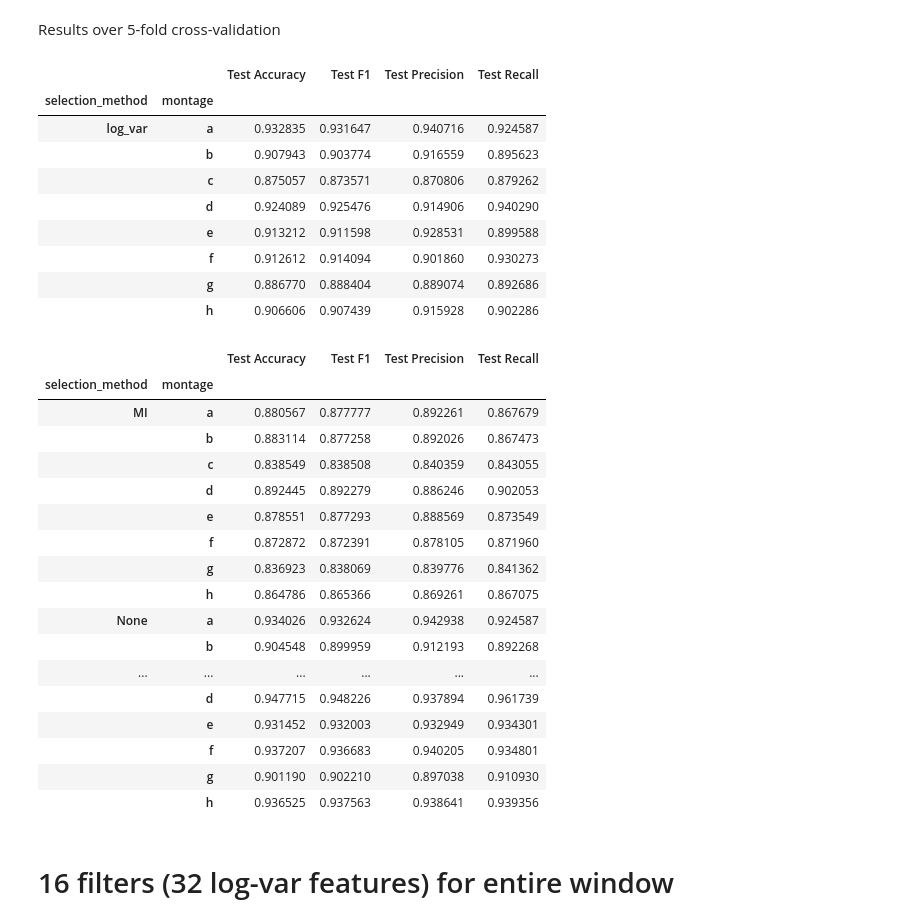
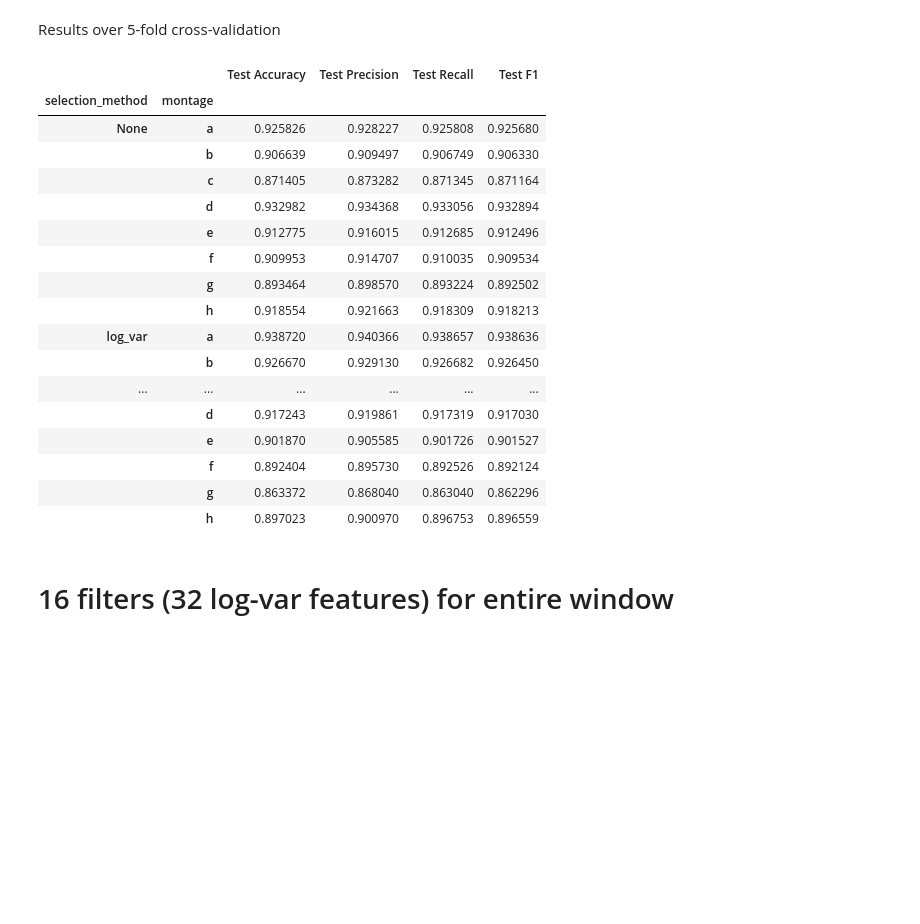
Before and after one commit to nicchiou/mindportal, a Jupyter notebook: experiments/motor_LR/csp_baseline/BaseExperimentSummary.ipynb, the cells around one changed output. Saved outputs shown, nothing was run; the diff lists cells and outputs as text; code cells hidden in the pictures; blank space fills up the shorter version.

```diff
--- a/experiments/motor_LR/csp_baseline/BaseExperimentSummary.ipynb
+++ b/experiments/motor_LR/csp_baseline/BaseExperimentSummary.ipynb
@@ -70,41 +94,26 @@ Results over 5-fold cross-validation
 # %%
 pd.options.display.max_rows = 64
 
-df[(df['log_var_feats']) & (df['n_filters'] == 16) & (df['RT'])].groupby(['selection_method', 'montage']).mean()[test_cols]
+df[(df['n_filters'] == 16) & (df['window'] == 'post_rt')].groupby(['selection_method', 'montage']).mean()[test_cols]
 # %% [output]
-|  |  | Test Accuracy | Test F1 | Test Precision | Test Recall |
+|  |  | Test Accuracy | Test Precision | Test Recall | Test F1 |
 | selection_method | montage |  |  |  |  |
-| log_var | a | 0.932835 | 0.931647 | 0.940716 | 0.924587 |
-|  | b | 0.907943 | 0.903774 | 0.916559 | 0.895623 |
-|  | c | 0.875057 | 0.873571 | 0.870806 | 0.879262 |
-|  | d | 0.924089 | 0.925476 | 0.914906 | 0.940290 |
-|  | e | 0.913212 | 0.911598 | 0.928531 | 0.899588 |
-|  | f | 0.912612 | 0.914094 | 0.901860 | 0.930273 |
-|  | g | 0.886770 | 0.888404 | 0.889074 | 0.892686 |
-|  | h | 0.906606 | 0.907439 | 0.915928 | 0.902286 |
+| None | a | 0.925826 | 0.928227 | 0.925808 | 0.925680 |
+|  | b | 0.906639 | 0.909497 | 0.906749 | 0.906330 |
+|  | c | 0.871405 | 0.873282 | 0.871345 | 0.871164 |
+|  | d | 0.932982 | 0.934368 | 0.933056 | 0.932894 |
+|  | e | 0.912775 | 0.916015 | 0.912685 | 0.912496 |
+|  | f | 0.909953 | 0.914707 | 0.910035 | 0.909534 |
+|  | g | 0.893464 | 0.898570 | 0.893224 | 0.892502 |
+|  | h | 0.918554 | 0.921663 | 0.918309 | 0.918213 |
+| log_var | a | 0.938720 | 0.940366 | 0.938657 | 0.938636 |
+|  | b | 0.926670 | 0.929130 | 0.926682 | 0.926450 |
+| ... | ... | ... | ... | ... | ... |
+|  | d | 0.917243 | 0.919861 | 0.917319 | 0.917030 |
+|  | e | 0.901870 | 0.905585 | 0.901726 | 0.901527 |
+|  | f | 0.892404 | 0.895730 | 0.892526 | 0.892124 |
+|  | g | 0.863372 | 0.868040 | 0.863040 | 0.862296 |
+|  | h | 0.897023 | 0.900970 | 0.896753 | 0.896559 |
-# %%
-pd.options.display.max_rows = 64
-
-df[(~df['log_var_feats']) & (df['n_filters'] == 16) & (df['RT'])].groupby(['selection_method', 'montage']).mean()[test_cols]
-# %% [output]
-|  |  | Test Accuracy | Test F1 | Test Precision | Test Recall |
-| selection_method | montage |  |  |  |  |
-| MI | a | 0.880567 | 0.877777 | 0.892261 | 0.867679 |
-|  | b | 0.883114 | 0.877258 | 0.892026 | 0.867473 |
-|  | c | 0.838549 | 0.838508 | 0.840359 | 0.843055 |
-|  | d | 0.892445 | 0.892279 | 0.886246 | 0.902053 |
-|  | e | 0.878551 | 0.877293 | 0.888569 | 0.873549 |
-|  | f | 0.872872 | 0.872391 | 0.878105 | 0.871960 |
-|  | g | 0.836923 | 0.838069 | 0.839776 | 0.841362 |
-|  | h | 0.864786 | 0.865366 | 0.869261 | 0.867075 |
-| None | a | 0.934026 | 0.932624 | 0.942938 | 0.924587 |
-|  | b | 0.904548 | 0.899959 | 0.912193 | 0.892268 |
-| ... | ... | ... | ... | ... | ... |
-|  | d | 0.947715 | 0.948226 | 0.937894 | 0.961739 |
-|  | e | 0.931452 | 0.932003 | 0.932949 | 0.934301 |
-|  | f | 0.937207 | 0.936683 | 0.940205 | 0.934801 |
-|  | g | 0.901190 | 0.902210 | 0.897038 | 0.910930 |
-|  | h | 0.936525 | 0.937563 | 0.938641 | 0.939356 |
 # %% [markdown]
 # 16 filters (32 log-var features) for entire window
 # %% [markdown]
```
Also changed, not shown: parts of 39 cells of this notebook, 1 other file.
